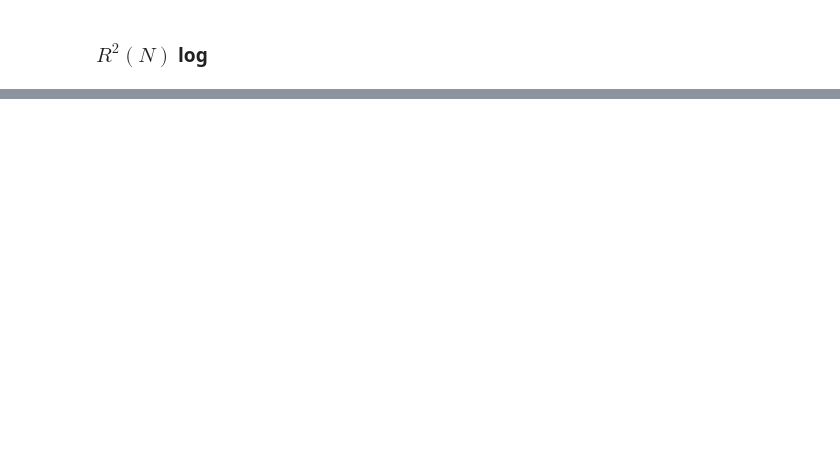
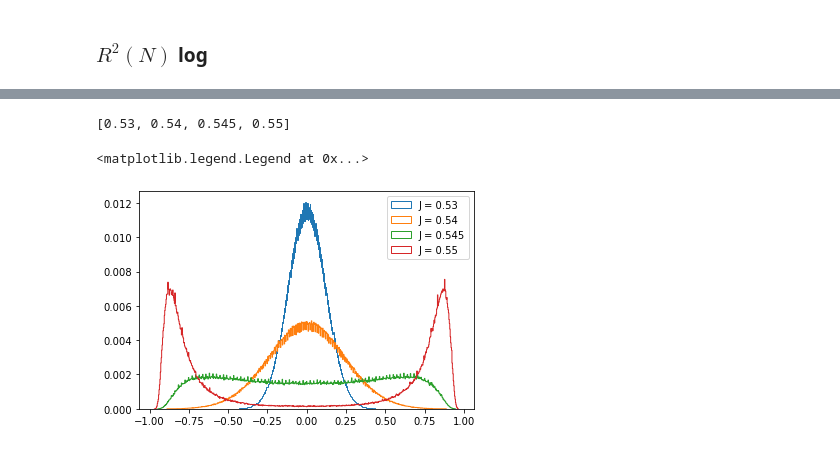
Before and after one commit to Chpel/ProjectMagnet, a Jupyter notebook: Расчёты .ipynb/IsingISAW_Triangle.ipynb, the cells around one changed output, grey strips where cells are left out. Drawn from its saved outputs; the diff is of its cells as text; code cells hidden in the pictures; blank space fills up the shorter version.

```diff
--- a/Расчёты .ipynb/IsingISAW_Triangle.ipynb
+++ b/Расчёты .ipynb/IsingISAW_Triangle.ipynb
@@ -292,0 +245,5 @@ plt.grid();
+# %%
+DIR = Sim_res / 'Ising' / 'TrIs_crit' / 'counts'
+dataset = list(DIR.glob('Counts_M*7200*.txt'))
+print(*list(map(lambda x: x.name, dataset)), sep='\n')
+N=7200
@@ -292,0 +264,25 @@ plt.grid();
+# %%
+def collect_hist(dataset):
+    full_data=[]
+    Js = []
+    for d in dataset:
+        J = np.loadtxt(d, skiprows=1, max_rows=1)[1]
+        Js.append(J)
+
+        data = np.loadtxt(d, skiprows=2).T
+        full_data.append(data)
+
+    return Js, full_data
+
+data = collect_hist(dataset[5:-4])
+# %%
+data[0]
+# %% [output]
+[0.53, 0.54, 0.545, 0.55]
+# %%
+for J, d in zip(*data):
+    plt.hist(d[0]/N, bins=len(d[0])//10, weights=d[1]/d[1].sum(), histtype='step', label=f'J = {J}')
+plt.legend()
+# %% [output]
+<matplotlib.legend.Legend at 0x...>
+[figure, added]
```
Also changed, not shown: parts of 12 cells of this notebook, 12 other files.
